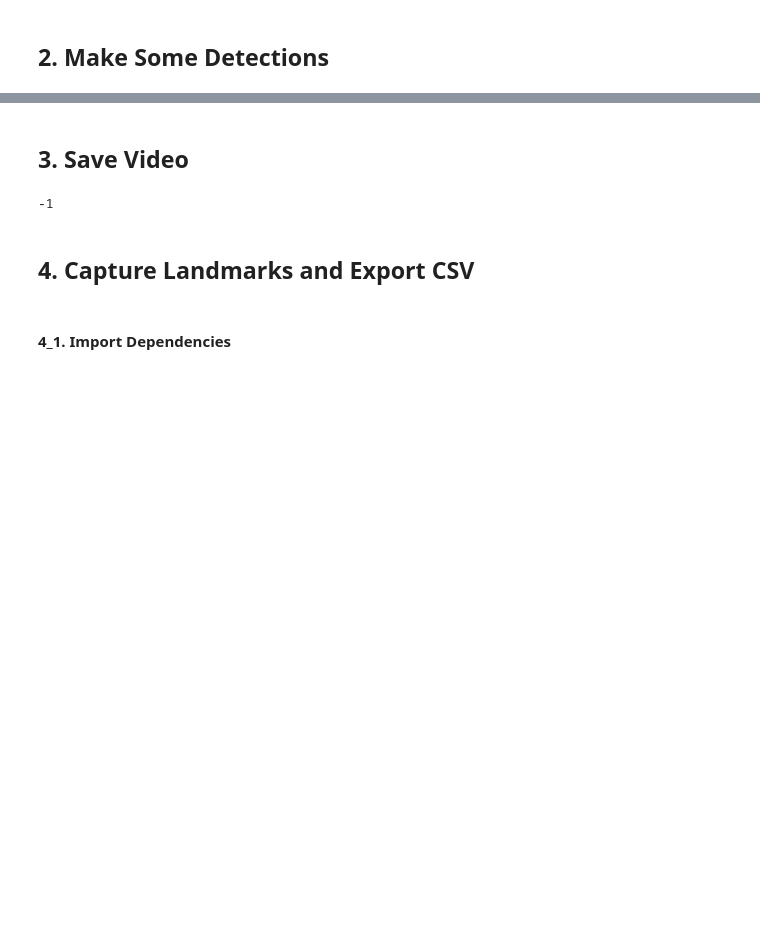
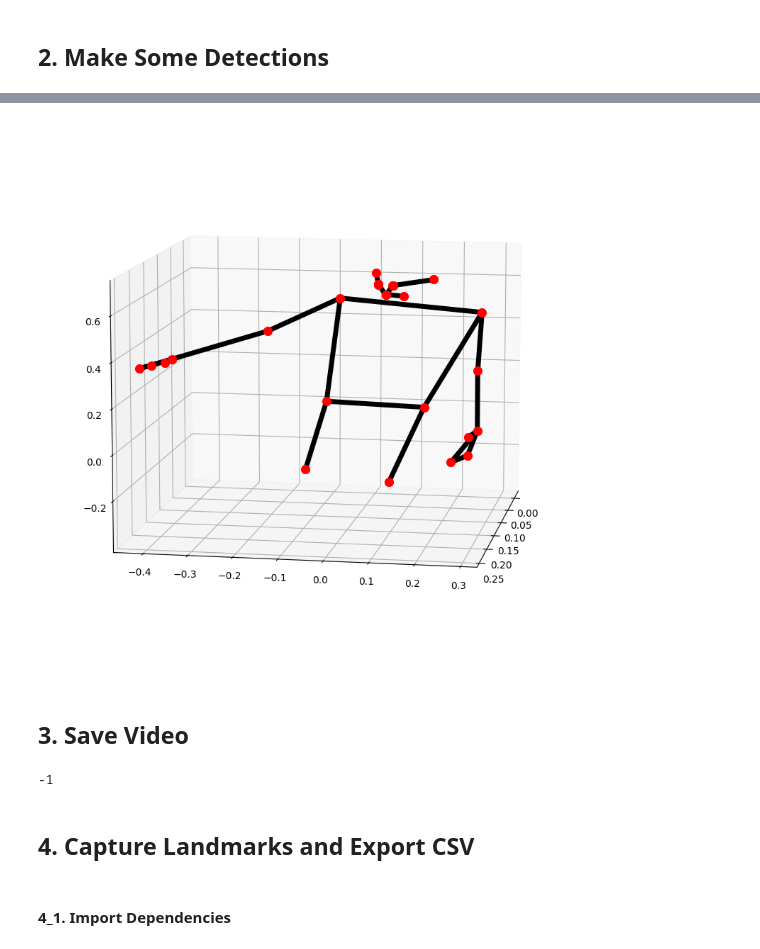
Before and after one commit to PSLeon24/AI_Exercise_Pose_Feedback, a Jupyter notebook: Main.ipynb, the cells around one changed output, grey strips where cells are left out. Drawn from its saved outputs; the diff is of its cells as text; code cells hidden in the pictures; blank space fills up the shorter version.

Commit message:
Draw plot

```diff
--- a/Main.ipynb
+++ b/Main.ipynb
@@ -8,4 +8,10 @@
 import mediapipe as mp
 from mediapipe.tasks import python
 from mediapipe.tasks.python import vision
+import numpy as np
 import cv2
+
+mp_drawing = mp.solutions.drawing_utils
+mp_drawing_styles = mp.solutions.drawing_styles
+mp_holistic = mp.solutions.holistic
+mp_pose = mp.solutions.pose
@@ -51,3 +58,8 @@ INFO: Created TensorFlow Lite XNNPACK delegate for CPU.
+# %%
+mp_drawing.plot_landmarks(
+    results.pose_world_landmarks, mp_holistic.POSE_CONNECTIONS)
+# %% [output]
+[figure, added]
 # %% [markdown]
 ## 3. Save Video
 # %%
```
Also changed, not shown: parts of 29 cells of this notebook.
